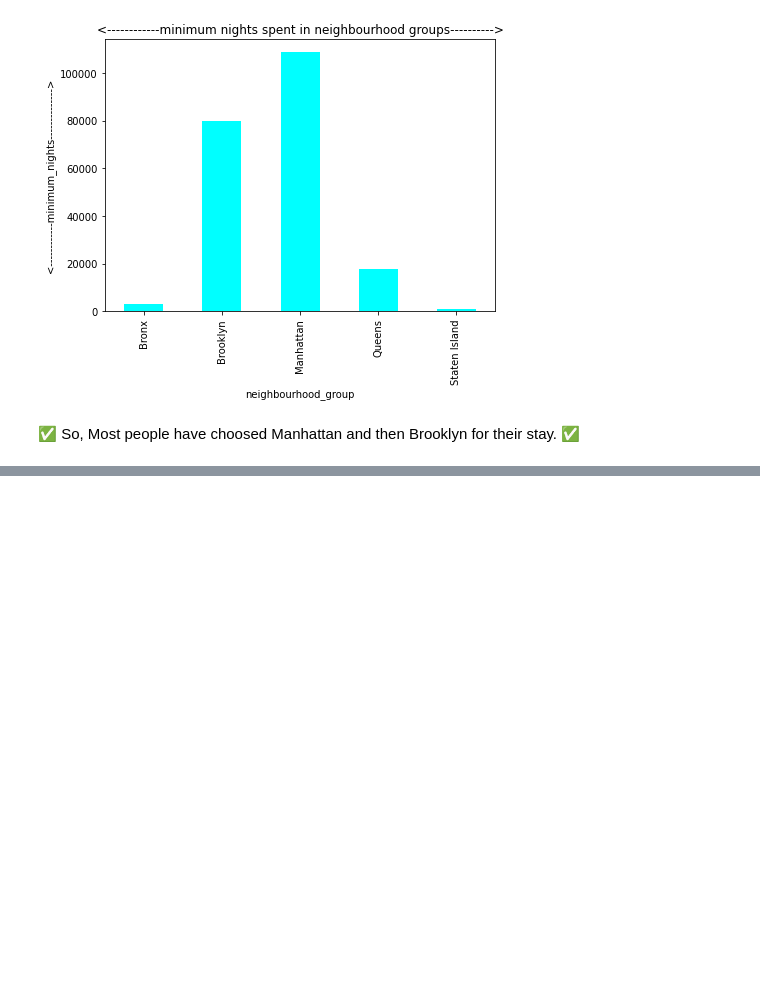
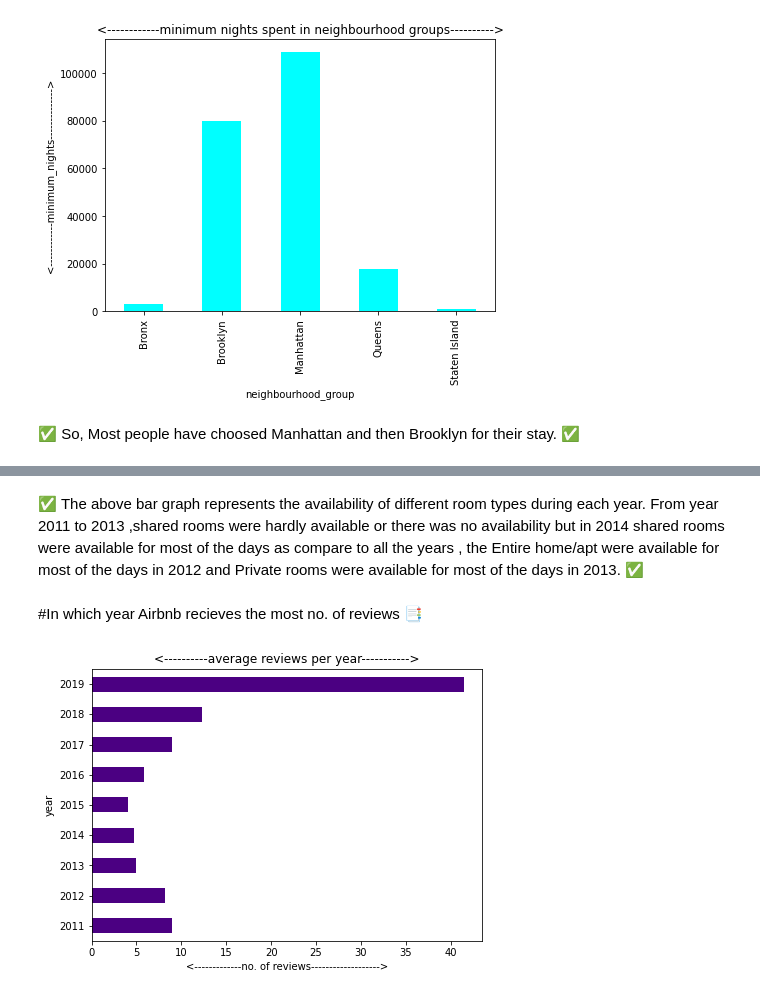
Before and after one commit to ajayn3300/Airbnb_Analysis----EDA, a Jupyter notebook: EDA_of_Airbnb.ipynb, the cells around one changed output, grey strips where cells are left out. Cells and saved outputs as stored; diff of their text form; code cells hidden in the pictures; blank space fills up the shorter version.

```diff
--- a/EDA_of_Airbnb.ipynb
+++ b/EDA_of_Airbnb.ipynb
@@ -578,0 +642,11 @@ Name: minimum_nights, dtype: int64
+# %% [markdown]
+✅ The above bar graph represents the availability of different room types during each year. From year 2011 to 2013 ,shared rooms were hardly available or there was no availability but in 2014 shared rooms were available for most of the days as compare to all the years , the Entire home/apt were available for most of the days in 2012 and Private rooms were available for most of the days in 2013. ✅
+# %% [markdown]
+#In which year Airbnb recieves the most no. of reviews 📑
+# %%
+bnb_df.groupby('year')['number_of_reviews'].mean().plot.barh(color='indigo')
+plt.title('<----------average reviews per year----------->')
+plt.xlabel('<-------------no. of reviews------------------->')
+plt.show()
+# %% [output]
+[figure, added]
```
Also changed, not shown: parts of 17 cells of this notebook.
